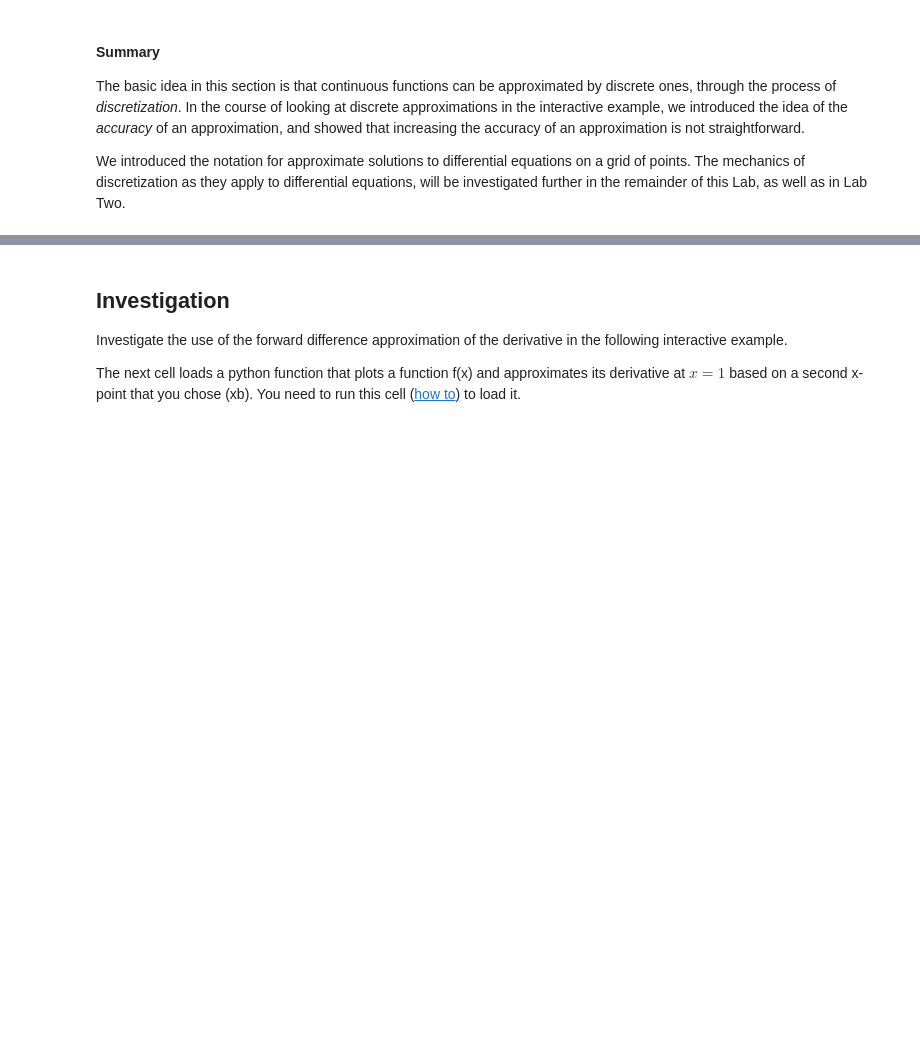
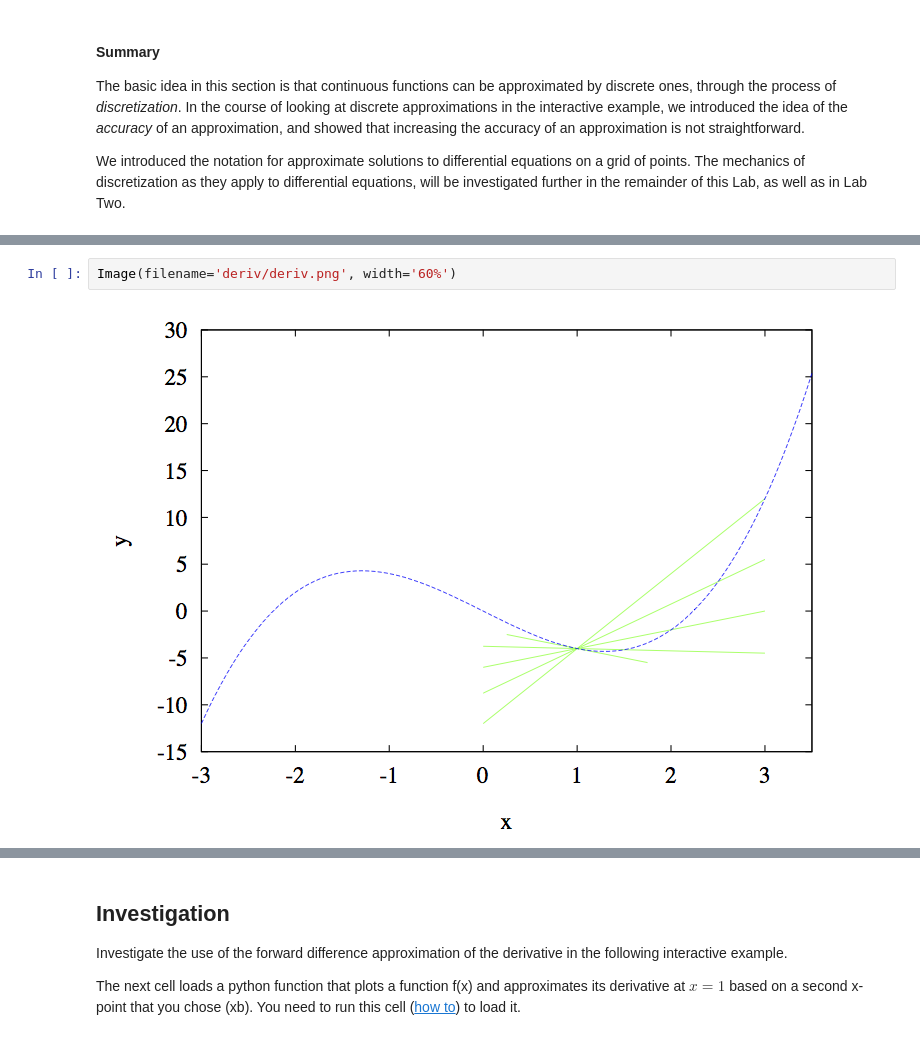
Before and after one commit to tjarnikova/numeric, a Jupyter notebook: lab1/Lab_1.ipynb, the cells around one changed output, grey strips where cells are left out. Cells and saved outputs as stored; diff of their text form; blank space fills up the shorter version.

```diff
--- a/lab1/Lab_1.ipynb
+++ b/lab1/Lab_1.ipynb
@@ -707,0 +697,4 @@ coming sections).
+# %%
+Image(filename='deriv/deriv.png', width='60%')
+# %% [output]
+[figure, added]
```
Also changed, not shown: parts of 18 cells of this notebook.
